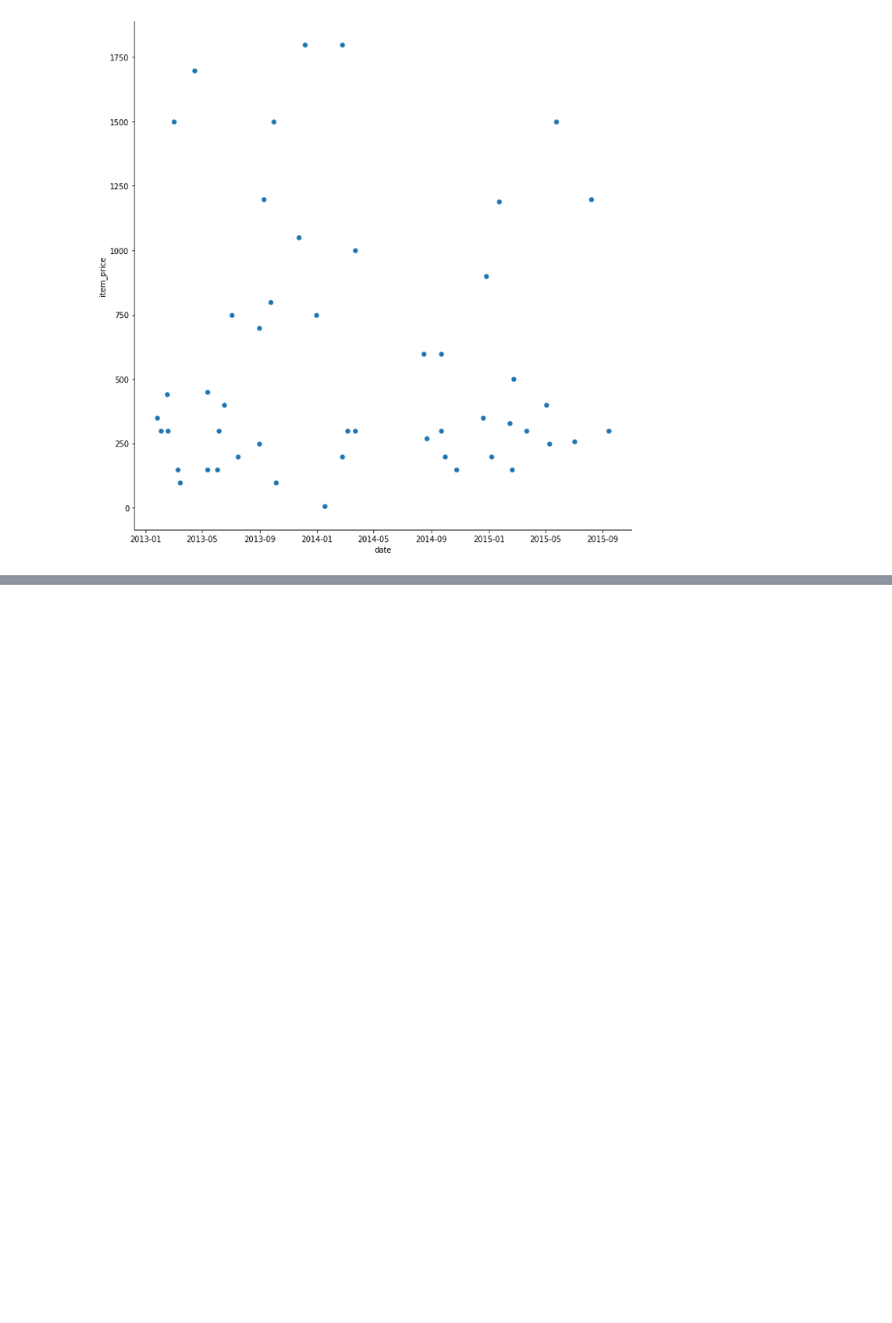
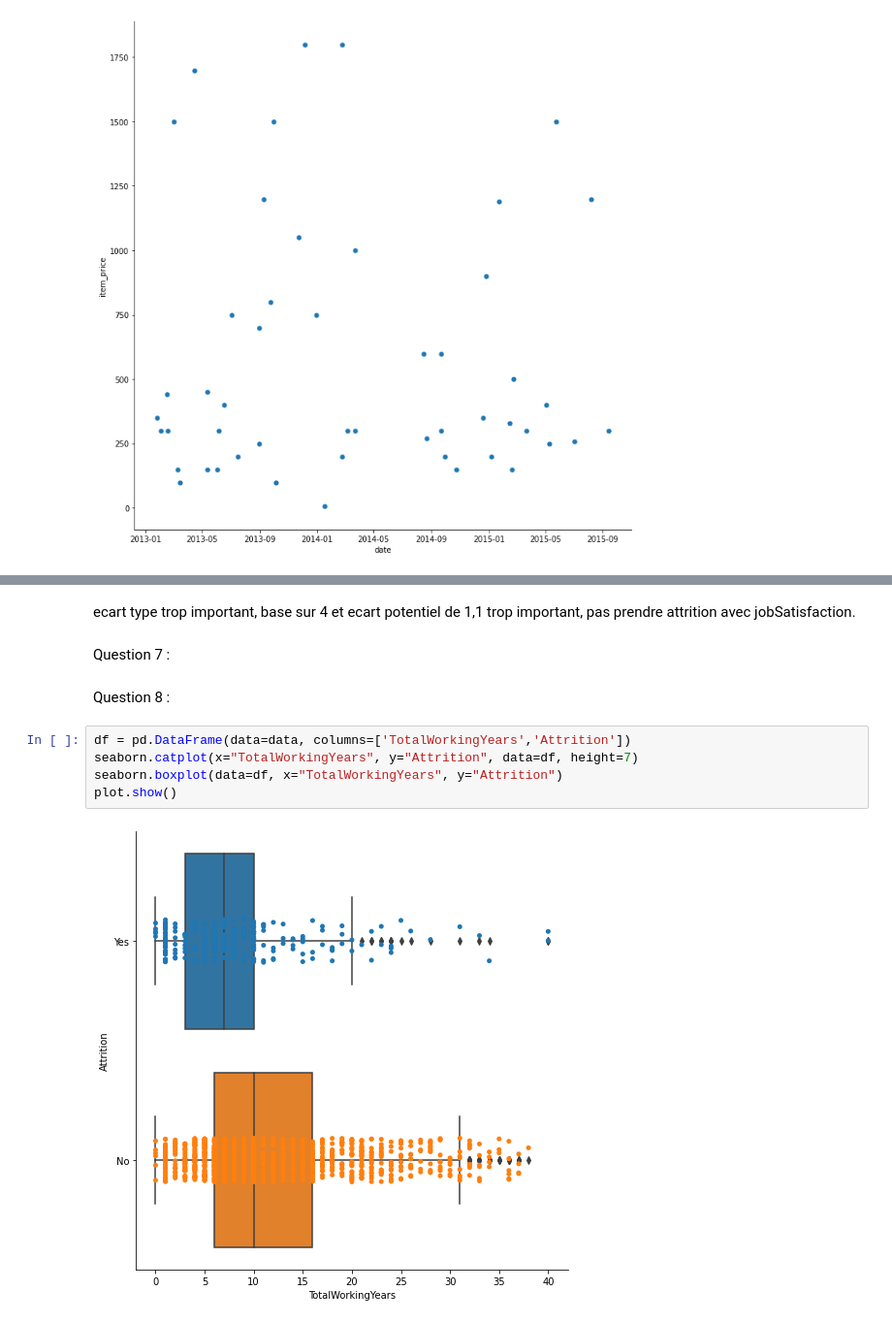
Before and after one commit to samiHEL/DA_HELLA_Sami, a Jupyter notebook: DA_HELLA_Sami.ipynb, the cells around one changed output, grey strips where cells are left out. Shown at 97% size. Drawn from its saved outputs; the diff is of its cells as text; blank space fills up the shorter version.

```diff
--- a/DA_HELLA_Sami.ipynb
+++ b/DA_HELLA_Sami.ipynb
@@ -158,0 +210,14 @@ plot.show();
+# %% [markdown]
+ecart type trop important, base sur 4 et ecart potentiel de 1,1
+trop important, pas prendre attrition avec jobSatisfaction.
+# %% [markdown]
+Question 7 :
+# %% [markdown]
+Question 8 :
+# %%
+df = pd.DataFrame(data=data, columns=['TotalWorkingYears','Attrition'])
+seaborn.catplot(x="TotalWorkingYears", y="Attrition", data=df, height=7)
+seaborn.boxplot(data=df, x="TotalWorkingYears", y="Attrition")
+plot.show()
+# %% [output]
+[figure, added]
```
Also changed, not shown: parts of 20 cells of this notebook.
